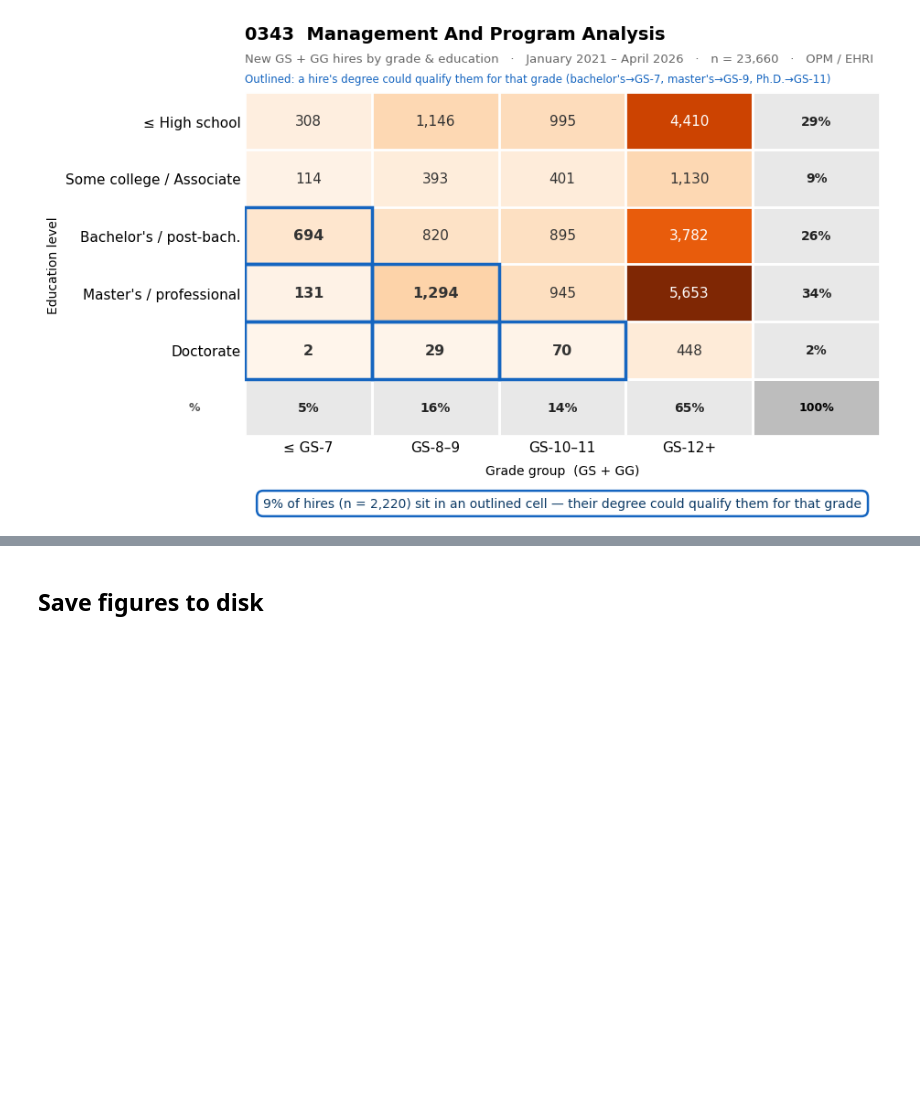
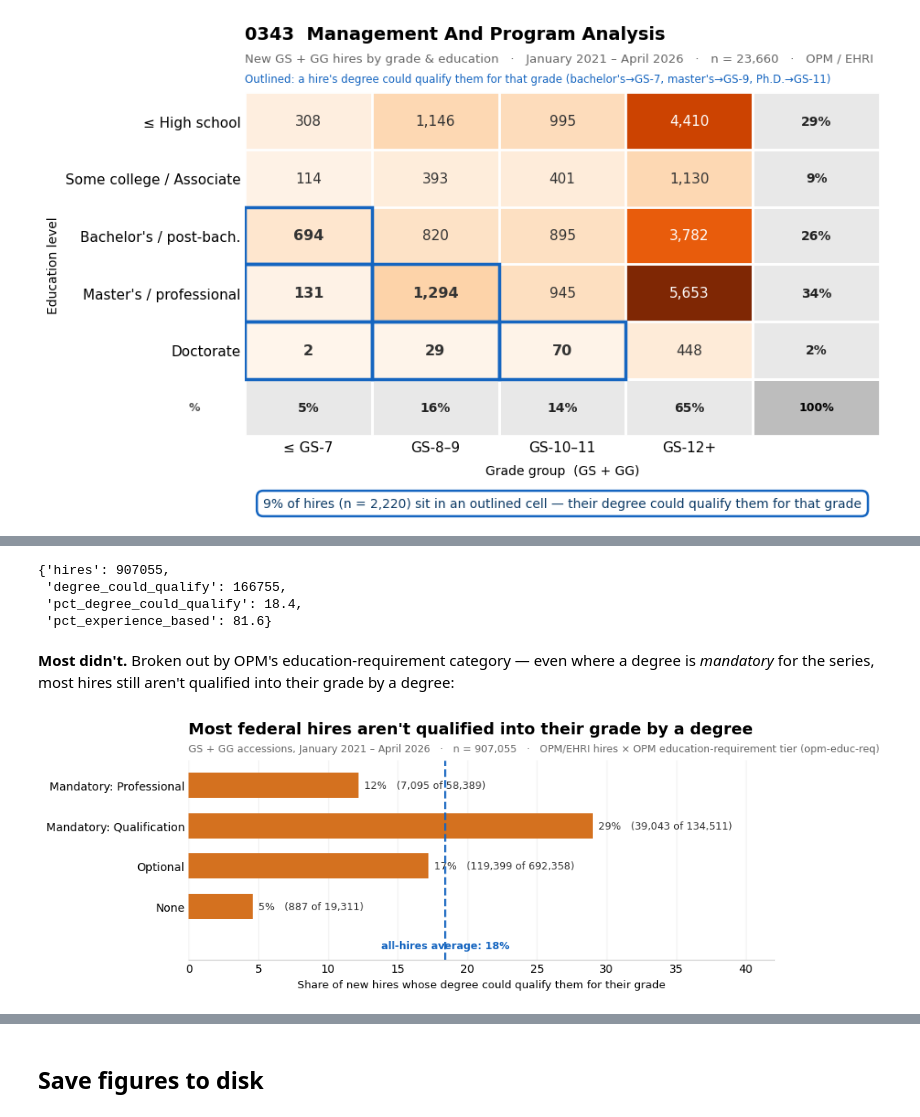
Before and after one commit to abigailhaddad/fed-hiring-heatmaps, a Jupyter notebook: heatmaps.ipynb, the cells around one changed output, grey strips where cells are left out. Cells and saved outputs as stored; diff of their text form; code cells hidden in the pictures; blank space fills up the shorter version.

```diff
--- a/heatmaps.ipynb
+++ b/heatmaps.ipynb
@@ -148,0 +153,13 @@ accession_heatmap("0343");
+# %%
+ehri.qualifying_overall()
+# %% [output]
+{'hires': 907055,
+ 'degree_could_qualify': 166755,
+ 'pct_degree_could_qualify': 18.4,
+ 'pct_experience_based': 81.6}
+# %% [markdown]
+**Most didn't.** Broken out by OPM's education-requirement category — even where a degree is *mandatory* for the series, most hires still aren't qualified into their grade by a degree:
+# %%
+ehri.qualifying_tier_chart();
+# %% [output]
+[figure, added]
```
Also changed, not shown: parts of 6 cells of this notebook, 3 other files.
